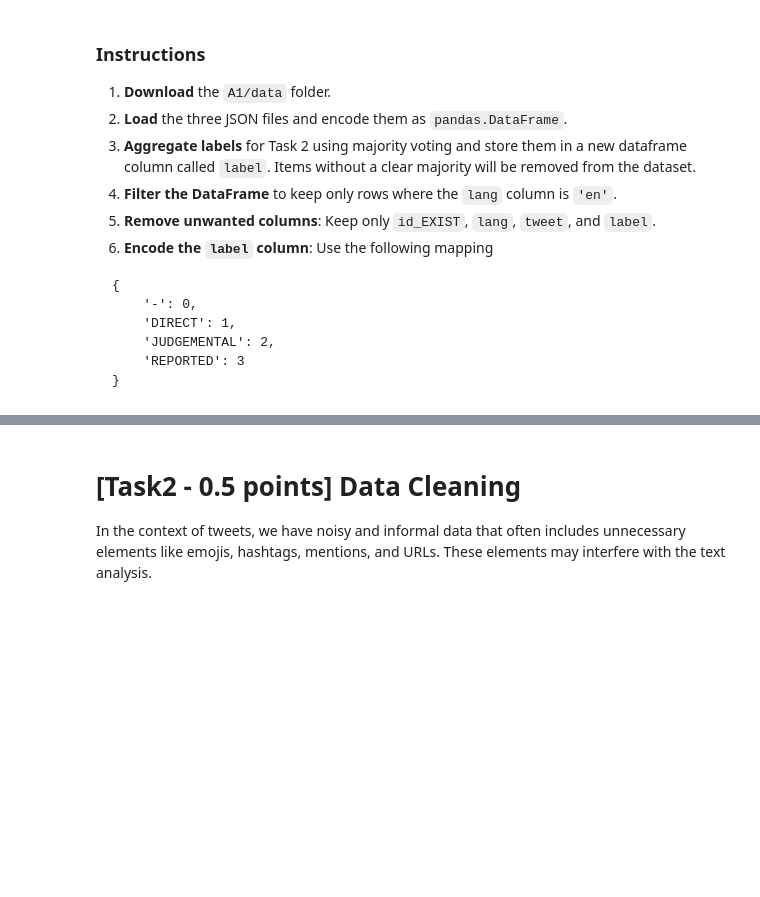
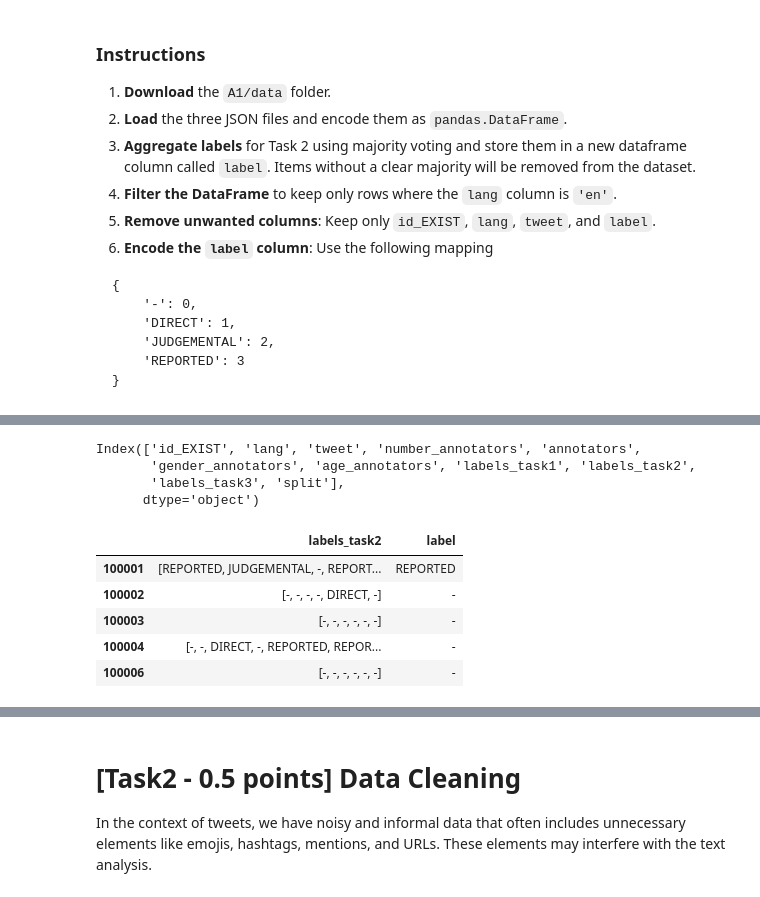
Before and after one commit to VirginiaFoschi/-NLP-2025-2026-A1, a Jupyter notebook: Assignment1-2526.ipynb, the cells around one changed output, grey strips where cells are left out. Cells and saved outputs as stored; diff of their text form; code cells hidden in the pictures; blank space fills up the shorter version.

Commit message:
Task1 completed

```diff
--- a/Assignment1-2526.ipynb
+++ b/Assignment1-2526.ipynb
@@ -102,2 +107,2 @@ Mounted at /content/drive
 # %%
-data_path = "/content/drive/MyDrive/data"
+data_path = Path("/content/drive/MyDrive/data")
@@ -105,0 +109,8 @@ train_set = pd.
+# %%
+datasets = {}
+for file in data_path.glob("*.json"):
+    with open(file, "r", encoding="utf-8") as f:
+        data = json.load(f)
+
+    df = pd.DataFrame.from_dict(data, orient="index")
+    datasets[file.stem] = df
@@ -105,0 +137,36 @@ train_set = pd.
+# %%
+datasets["training"].columns
+# %% [output]
+Index(['id_EXIST', 'lang', 'tweet', 'number_annotators', 'annotators',
+       'gender_annotators', 'age_annotators', 'labels_task1', 'labels_task2',
+       'labels_task3', 'split'],
+      dtype='object')
+# %%
+def majority_vote(labels):
+    #count frequencies
+    counts = Counter(labels)
+    #order lables from most to less frequent like [('DIRECT',2), ('REPORTED',2), ('JUDGEMENTAL',1)]
+    most_common = counts.most_common()
+
+    if len(most_common) == 0:
+        return None
+
+    if len(most_common) == 1 or most_common[0][1] > most_common[1][1]:
+        return most_common[0][0]
+
+    return None #returns None if there is not a clear majority
+# %%
+for name, df in datasets.items():
+    df["label"] = df["labels_task2"].apply(majority_vote)
+
+    # remove those without a clear majority
+    datasets[name] = df[df["label"].notna()]
+# %%
+datasets["training"][["labels_task2", "label"]].head()
+# %% [output]
+|  | labels_task2 | label |
+| 100001 | [REPORTED, JUDGEMENTAL, -, REPORT... | REPORTED |
+| 100002 | [-, -, -, -, DIRECT, -] | - |
+| 100003 | [-, -, -, -, -, -] | - |
+| 100004 | [-, -, DIRECT, -, REPORTED, REPOR... | - |
+| 100006 | [-, -, -, -, -, -] | - |
```
Also changed, not shown: parts of 13 cells of this notebook.
